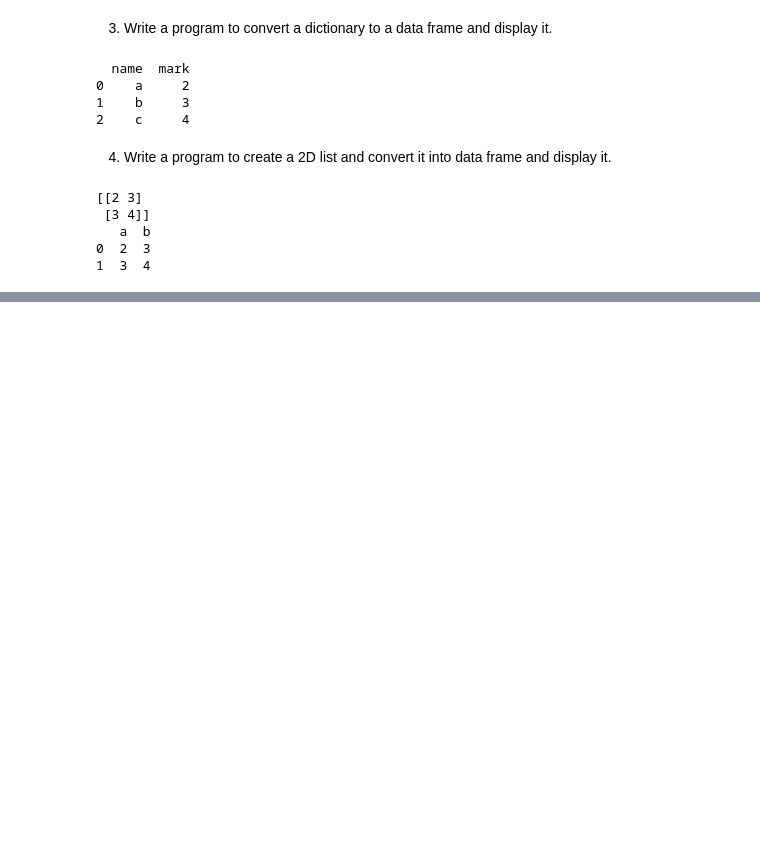
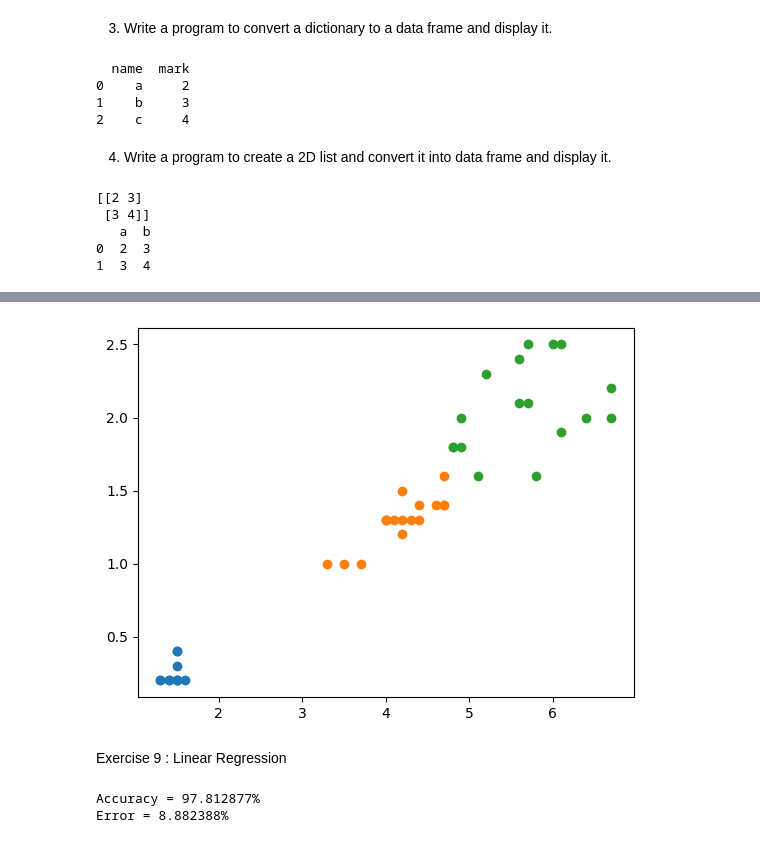
Before and after one commit to AmithSiju/ML_Numpy, a Jupyter notebook: Exam.ipynb, the cells around one changed output, grey strips where cells are left out. Saved outputs shown, nothing was run; the diff lists cells and outputs as text; code cells hidden in the pictures; blank space fills up the shorter version.

```diff
--- a/Exam.ipynb
+++ b/Exam.ipynb
@@ -429,0 +569,8 @@ print(df)
+# %%
+colors=np.array([["orange","green","blue"]])
+for i in range(3):
+    plt.scatter(X_test[y_pred==i,2],X_test[y_pred==i,3],cmap="viridis",label=db.target_names[i])
+# %% [output]
+[figure, added]
+# %% [markdown]
+Exercise 9 : Linear Regression
@@ -429,0 +589,12 @@ print(df)
+# %%
+X_train,X_test,y_train,y_test=train_test_split(X,y,train_size=0.7,random_state=42)
+c=LinearRegression()
+c.fit(X_train,y_train)
+y_pred=c.predict(X_test)
+a = r2_score(y_pred,y_test)
+e = mean_squared_error(y_pred,y_test)
+print(f"Accuracy = {a*100.:2f}%")
+print(f"Error = {e*100.:2f}%")
+# %% [output]
+Accuracy = 97.812877%
+Error = 8.882388%
```
Also changed, not shown: parts of 27 cells of this notebook.
